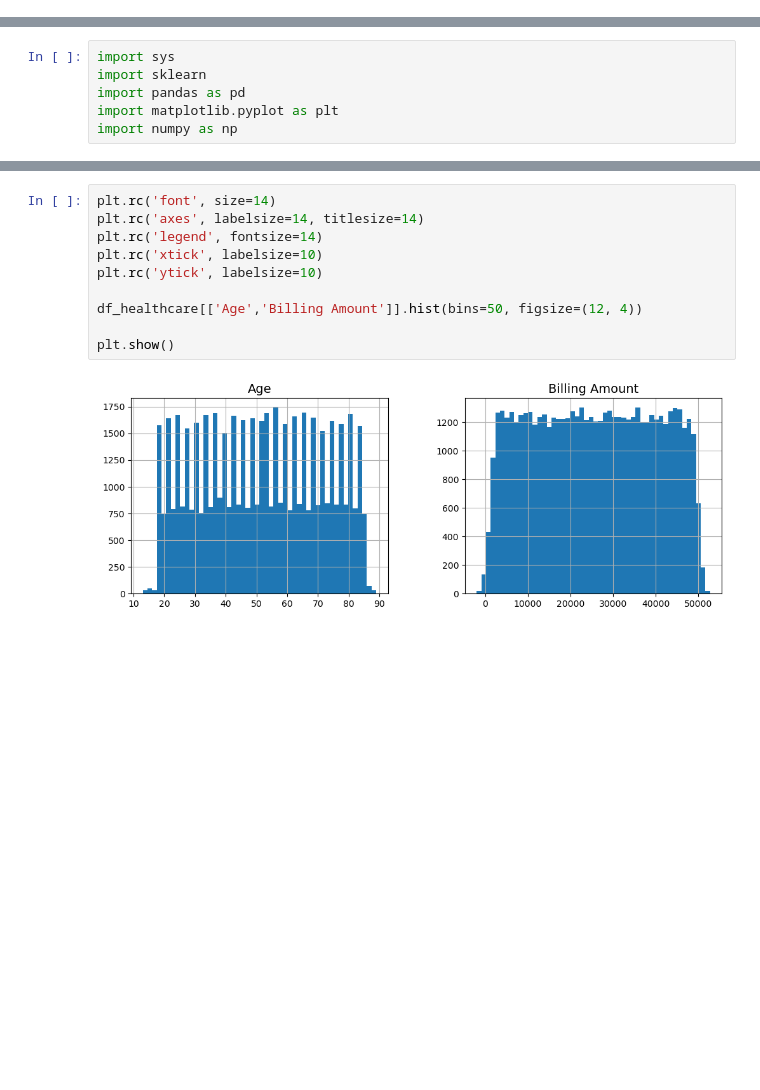
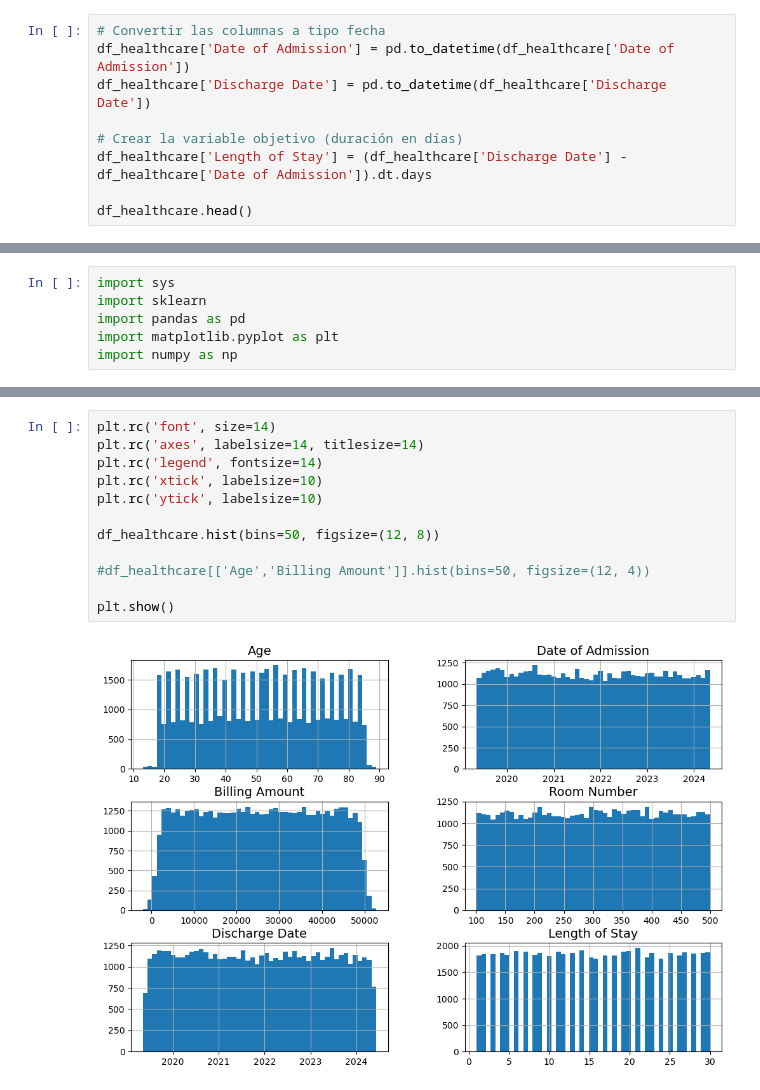
Before and after one commit to Mr-Maccoy/BigData, a Jupyter notebook: G1_SC707_Avance1_LN.ipynb, the cells around one changed output, grey strips where cells are left out. Cells and saved outputs as stored; diff of their text form; blank space fills up the shorter version.

Commit message:
Creación de la Variable Objetivo

```diff
--- a/G1_SC707_Avance1_LN.ipynb
+++ b/G1_SC707_Avance1_LN.ipynb
@@ -125,0 +128,9 @@ memory usage: 6.4+ MB
+# %%
+# Convertir las columnas a tipo fecha
+df_healthcare['Date of Admission'] = pd.to_datetime(df_healthcare['Date of Admission'])
+df_healthcare['Discharge Date'] = pd.to_datetime(df_healthcare['Discharge Date'])
+
+# Crear la variable objetivo (duración en días)
+df_healthcare['Length of Stay'] = (df_healthcare['Discharge Date'] - df_healthcare['Date of Admission']).dt.days
+
+df_healthcare.head()
@@ -146,12 +164,14 @@ df_healthcare.describe()
 # %%
 plt.rc('font', size=14)
 plt.rc('axes', labelsize=14, titlesize=14)
 plt.rc('legend', fontsize=14)
 plt.rc('xtick', labelsize=10)
 plt.rc('ytick', labelsize=10)
 
-df_healthcare[['Age','Billing Amount']].hist(bins=50, figsize=(12, 4))
+df_healthcare.hist(bins=50, figsize=(12, 8))
+
+#df_healthcare[['Age','Billing Amount']].hist(bins=50, figsize=(12, 4))
 
 plt.show()
 # %% [output]
-[figure, old version]
+[figure, new version]
```
Also changed, not shown: parts of 5 cells of this notebook, 1 other file.
